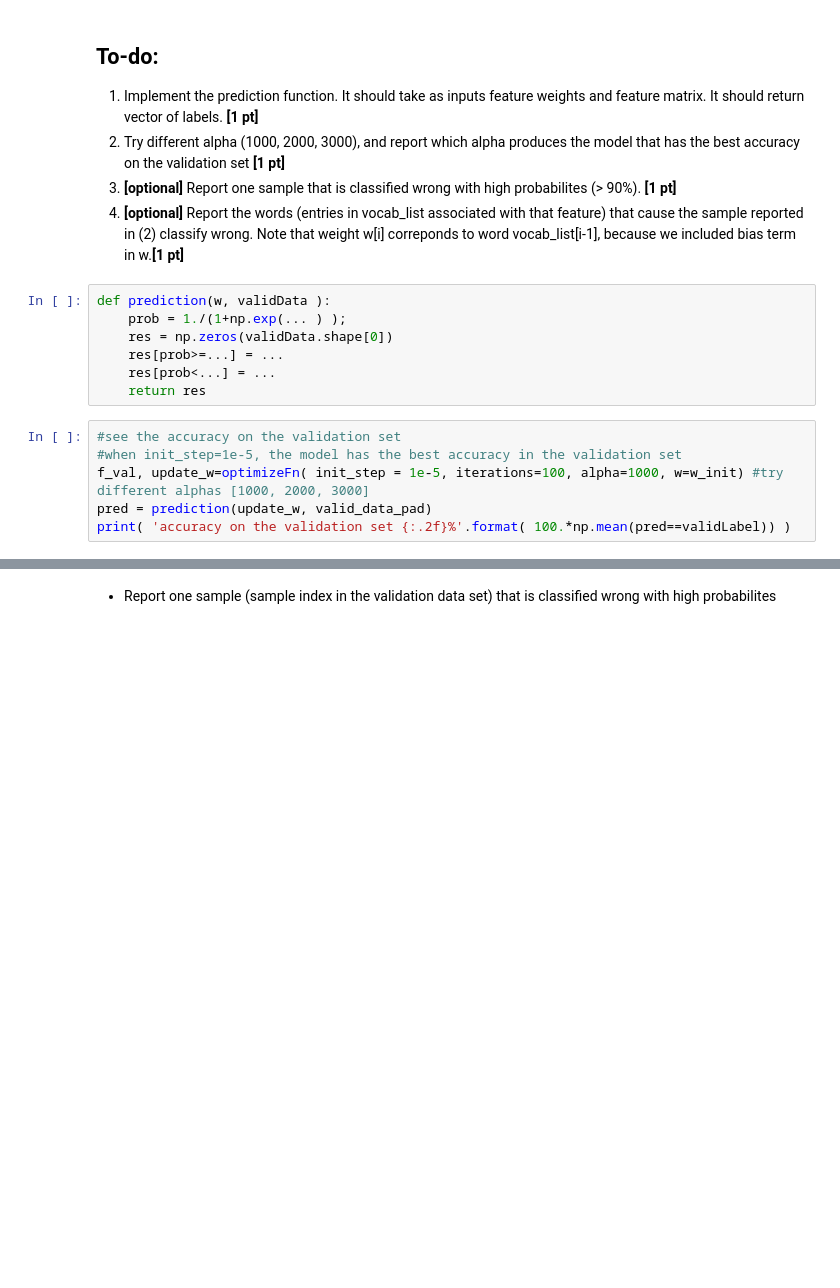
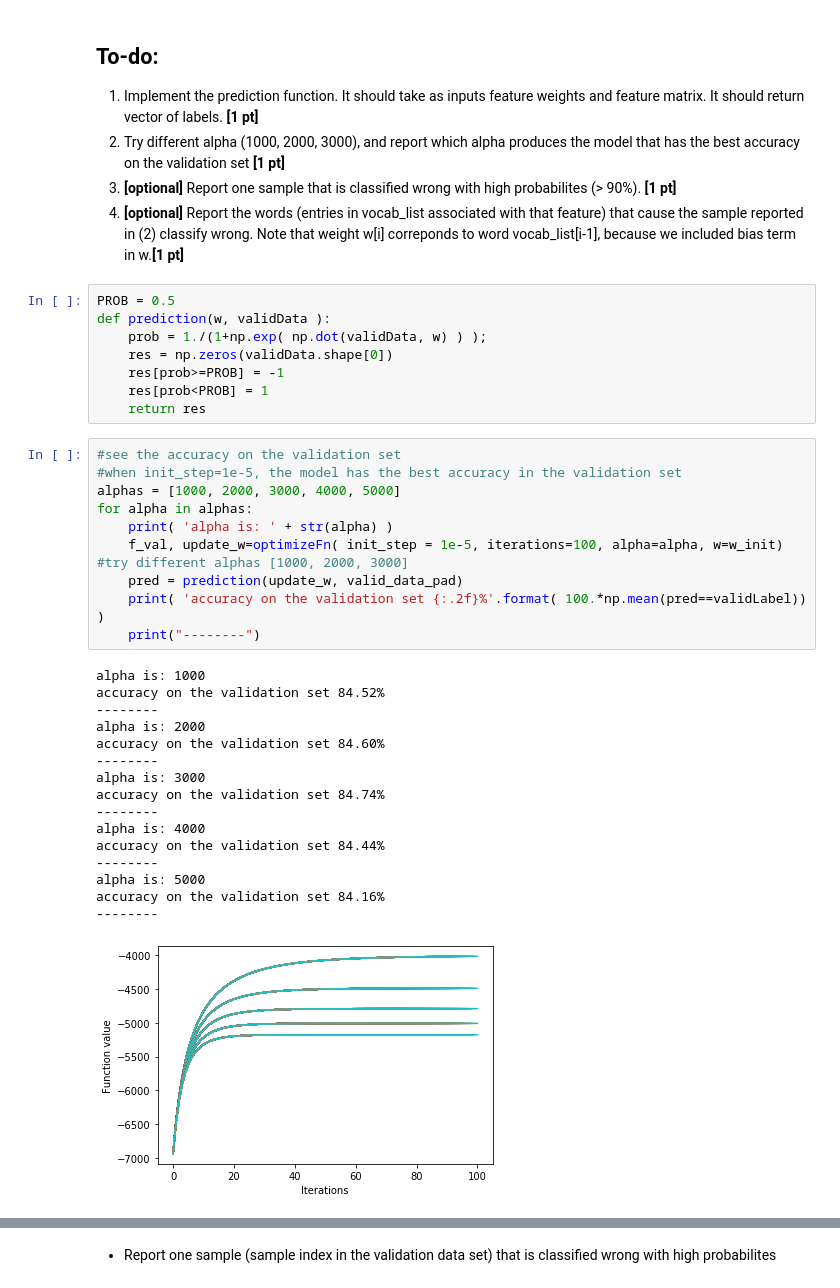
Before and after one commit to Elnifio/COMP562, a Jupyter notebook: Homework1/hw1-unsolved.ipynb, the cells around one changed output, grey strips where cells are left out. Drawn from its saved outputs; the diff is of its cells as text; blank space fills up the shorter version.

```diff
--- a/Homework1/hw1-unsolved.ipynb
+++ b/Homework1/hw1-unsolved.ipynb
@@ -410,16 +451,38 @@ To evaluate the results, we need to have a prediction function, that uses the mo
 2. **[optional]** Report one sample that is classified wrong with high probabilites (> 90%). **[1 pt]**
 3. **[optional]** Report the words (entries in vocab_list associated with that feature) that cause the sample reported in (2) classify wrong. Note that weight w[i] correponds to word vocab_list[i-1], because we included bias term in w.**[1 pt]**
 # %%
+PROB = 0.5
 def prediction(w, validData ):
-    prob = 1./(1+np.exp(... ) );
+    prob = 1./(1+np.exp( np.dot(validData, w) ) );
     res = np.zeros(validData.shape[0])
-    res[prob>=...] = ...
-    res[prob<...] = ...
+    res[prob>=PROB] = -1
+    res[prob<PROB] = 1
     return res
 # %%
 #see the accuracy on the validation set
 #when init_step=1e-5, the model has the best accuracy in the validation set
-f_val, update_w=optimizeFn( init_step = 1e-5, iterations=100, alpha=1000, w=w_init) #try different alphas [1000, 2000, 3000]
-pred = prediction(update_w, valid_data_pad)
-print( 'accuracy on the validation set {:.2f}%'.format( 100.*np.mean(pred==validLabel)) )
+alphas = [1000, 2000, 3000, 4000, 5000]
+for alpha in alphas:
+    print( 'alpha is: ' + str(alpha) )
+    f_val, update_w=optimizeFn( init_step = 1e-5, iterations=100, alpha=alpha, w=w_init) #try different alphas [1000, 2000, 3000]
+    pred = prediction(update_w, valid_data_pad)
+    print( 'accuracy on the validation set {:.2f}%'.format( 100.*np.mean(pred==validLabel)) )
+    print("--------")
+# %% [output]
+alpha is: 1000
+accuracy on the validation set 84.52%
+--------
+alpha is: 2000
+accuracy on the validation set 84.60%
+--------
+alpha is: 3000
+accuracy on the validation set 84.74%
+--------
+alpha is: 4000
+accuracy on the validation set 84.44%
+--------
+alpha is: 5000
+accuracy on the validation set 84.16%
+--------
+[figure, added]
 # %% [markdown]
```
Also changed, not shown: parts of 16 cells of this notebook, 1 other file.
